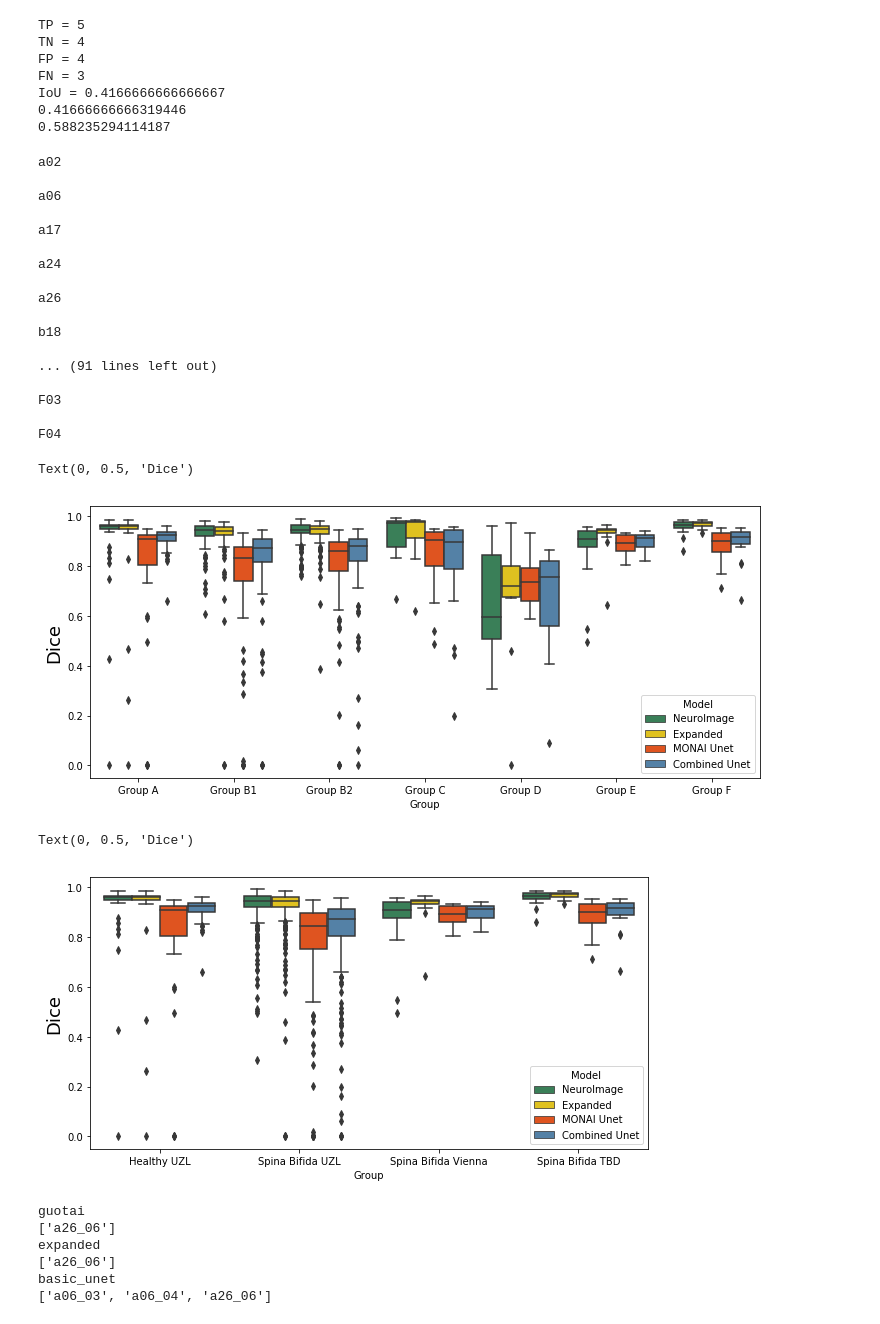
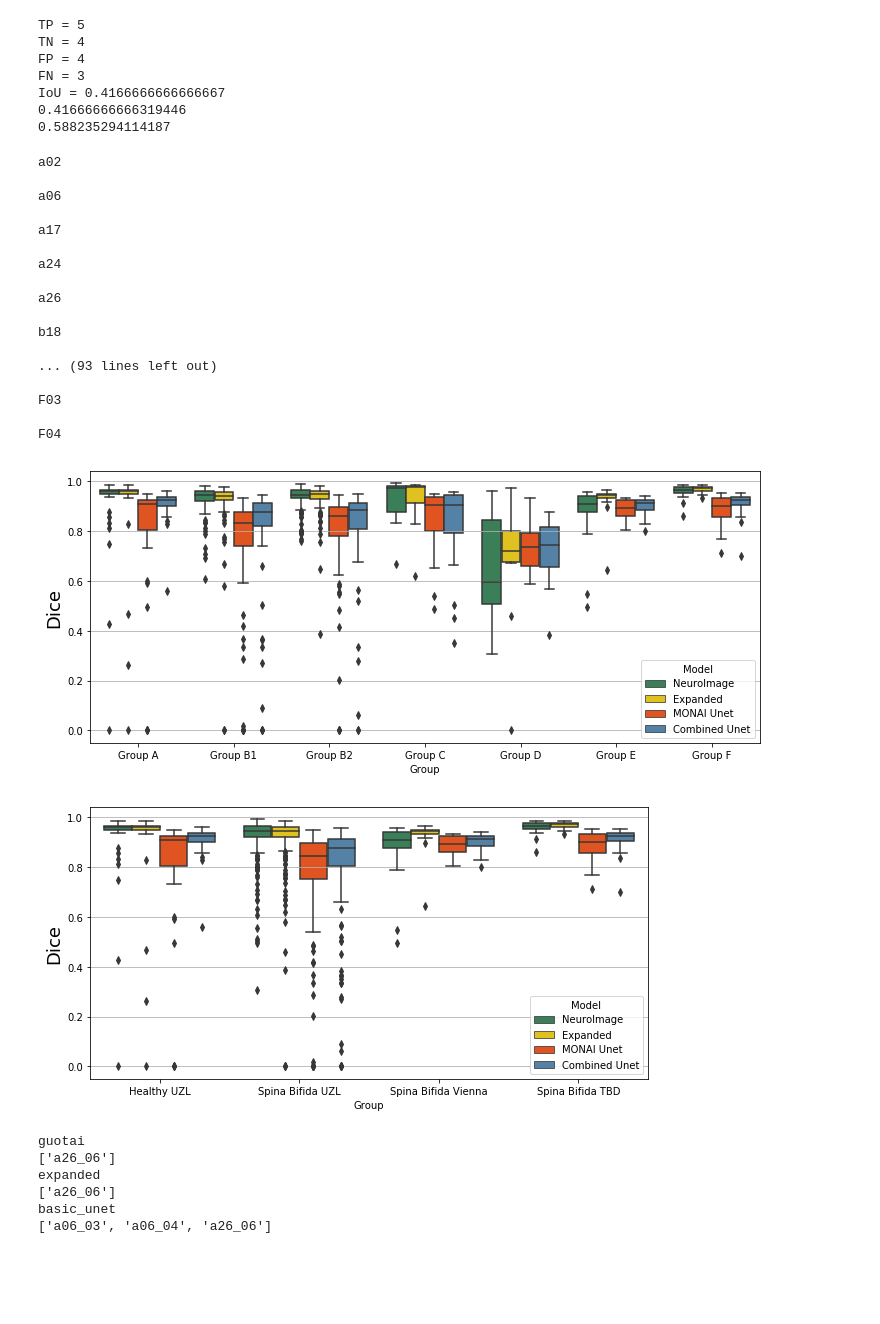
Before and after one commit to gift-surg/FetalBrainSegmentation_MONAI, a Jupyter notebook: notebooks/inference_comparison_twosteps.ipynb, the cells around one changed output. Cells and saved outputs as stored; diff of their text form; code cells hidden in the pictures; blank space fills up the shorter version.

```diff
--- a/notebooks/inference_comparison_twosteps.ipynb
+++ b/notebooks/inference_comparison_twosteps.ipynb
@@ -105,7 +105,7 @@ IoU = 0.4166666666666667
 def get_weighted_largest_component(img, weight_map, thr_map=0.5): # 2D or 3D
     if(img.sum()==0):
         print('the largest component is null')
-        return img
+        return img, img
     if(len(img.shape) == 3):
         s = ndimage.generate_binary_structure(3,1) # iterate structure
     elif(len(img.shape) == 2):
@@ -187,7 +187,10 @@ def get_all_dice(group="GroupA", remove_outliers=False):
 #                                  "inference_valid_key_metric=0.6984"])
     folder_unet_3D = os.path.join(*[abs_dir, "Desktop", "GIFT-Surg", "FBS_Monai",
                                 "basic_unet_monai", "tests_3D_unet", "2020-08-05_17-47-42_CustomUNet25_inplane_Resize_outplaneCrop_larger_filters",
-                                 "inference_prova_valid_0.878"])
+                                 "inference_valid_key_metric=0.8792"])
+#     folder_unet_3D = os.path.join(*[abs_dir, "Desktop", "GIFT-Surg", "FBS_Monai",
+#                                 "basic_unet_monai", "tests_3D_unet", "2020-08-28_12-26-32_CustomUNet25_inputFull3DFOV_larger_filters",
+#                                  "inference_valid_key_metric=0.8603"])
 
     folder_gt1 = os.path.join(*[abs_dir, "Desktop", "GIFT-Surg", "Data", "NeuroImage_dataset"])
     folder_gt2 = os.path.join(*[abs_dir, "Desktop", "GIFT-Surg", "Data", "NeuroImage_dataset_extension"])
@@ -332,7 +335,7 @@ a26
 
 b18
 
-... (91 lines left out)
+... (93 lines left out)
 
 F03
 
@@ -374,9 +377,9 @@ pd1 = pd1.append(pd.DataFrame({'Group': 'Group F', 'Dice': dice_groupF['combine_
 fig = plt.figure(figsize=(12, 5))
 b1 = sns.boxplot(x='Group', y='Dice', hue='Model', data=pd1, palette=['seagreen', 'gold', 'orangered', 'steelblue'])
 b1.set_ylabel('Dice', fontsize=18)
+plt.grid(b=True,axis='y')
 # %% [output]
-Text(0, 0.5, 'Dice')
-[figure, old version]
+[figure, new version]
 # %%
 pd2 = pd.DataFrame(data={'Group': 'Healthy UZL', 'Dice': dice_groupA['guotai'], 'Model': 'NeuroImage'})
 pd2 = pd2.append(pd.DataFrame({'Group': 'Healthy UZL', 'Dice': dice_groupA['expanded'], 'Model': 'Expanded'}))
@@ -386,35 +389,35 @@ pd2 = pd2.append(pd.DataFrame({'Group': 'Spina Bifida UZL', 'Dice': dice_groupB2
 pd2 = pd2.append(pd.DataFrame({'Group': 'Spina Bifida UZL', 'Dice': dice_groupB2['expanded'], 'Model': 'Expanded'}))
 pd2 = pd2.append(pd.DataFrame({'Group': 'Spina Bifida UZL', 'Dice': dice_groupC['guotai'], 'Model': 'NeuroImage'}))
 pd2 = pd2.append(pd.DataFrame({'Group': 'Spina Bifida UZL', 'Dice': dice_groupC['expanded'], 'Model': 'Expanded'}))
 pd2 = pd2.append(pd.DataFrame({'Group': 'Spina Bifida UZL', 'Dice': dice_groupD['guotai'], 'Model': 'NeuroImage'}))
 pd2 = pd2.append(pd.DataFrame({'Group': 'Spina Bifida UZL', 'Dice': dice_groupD['expanded'], 'Model': 'Expanded'}))
 pd2 = pd2.append(pd.DataFrame({'Group': 'Spina Bifida Vienna', 'Dice': dice_groupE['guotai'], 'Model': 'NeuroImage'}))
 pd2 = pd2.append(pd.DataFrame({'Group': 'Spina Bifida Vienna', 'Dice': dice_groupE['expanded'], 'Model': 'Expanded'}))
 pd2 = pd2.append(pd.DataFrame({'Group': 'Spina Bifida TBD', 'Dice': dice_groupF['guotai'], 'Model': 'NeuroImage'}))
 pd2 = pd2.append(pd.DataFrame({'Group': 'Spina Bifida TBD', 'Dice': dice_groupF['expanded'], 'Model': 'Expanded'}))
 
 pd2 = pd2.append(pd.DataFrame({'Group': 'Healthy UZL', 'Dice': dice_groupA['basic_unet'], 'Model': 'MONAI Unet'}))
 pd2 = pd2.append(pd.DataFrame({'Group': 'Spina Bifida UZL', 'Dice': dice_groupB1['basic_unet'], 'Model': 'MONAI Unet'}))
 pd2 = pd2.append(pd.DataFrame({'Group': 'Spina Bifida UZL', 'Dice': dice_groupB2['basic_unet'], 'Model': 'MONAI Unet'}))
 pd2 = pd2.append(pd.DataFrame({'Group': 'Spina Bifida UZL', 'Dice': dice_groupC['basic_unet'], 'Model': 'MONAI Unet'}))
 pd2 = pd2.append(pd.DataFrame({'Group': 'Spina Bifida UZL', 'Dice': dice_groupD['basic_unet'], 'Model': 'MONAI Unet'}))
 pd2 = pd2.append(pd.DataFrame({'Group': 'Spina Bifida Vienna', 'Dice': dice_groupE['basic_unet'], 'Model': 'MONAI Unet'}))
 pd2 = pd2.append(pd.DataFrame({'Group': 'Spina Bifida TBD', 'Dice': dice_groupF['basic_unet'], 'Model': 'MONAI Unet'}))
 
 pd2 = pd2.append(pd.DataFrame({'Group': 'Healthy UZL', 'Dice': dice_groupA['combine_unet'], 'Model': 'Combined Unet'}))
 pd2 = pd2.append(pd.DataFrame({'Group': 'Spina Bifida UZL', 'Dice': dice_groupB1['combine_unet'], 'Model': 'Combined Unet'}))
 pd2 = pd2.append(pd.DataFrame({'Group': 'Spina Bifida UZL', 'Dice': dice_groupB2['combine_unet'], 'Model': 'Combined Unet'}))
 pd2 = pd2.append(pd.DataFrame({'Group': 'Spina Bifida UZL', 'Dice': dice_groupC['combine_unet'], 'Model': 'Combined Unet'}))
 pd2 = pd2.append(pd.DataFrame({'Group': 'Spina Bifida UZL', 'Dice': dice_groupD['combine_unet'], 'Model': 'Combined Unet'}))
 pd2 = pd2.append(pd.DataFrame({'Group': 'Spina Bifida Vienna', 'Dice': dice_groupE['combine_unet'], 'Model': 'Combined Unet'}))
 pd2 = pd2.append(pd.DataFrame({'Group': 'Spina Bifida TBD', 'Dice': dice_groupF['combine_unet'], 'Model': 'Combined Unet'}))
 
 fig2 = plt.figure(figsize=(10, 5))
 b2 = sns.boxplot(x='Group', y='Dice', hue='Model', data=pd2, palette=['seagreen', 'gold', 'orangered', 'steelblue'])
 b2.set_ylabel('Dice', fontsize=18)
+plt.grid(b=True,axis='y')
 # %% [output]
-Text(0, 0.5, 'Dice')
-[figure, old version]
+[figure, new version]
 # %%
 for k in ['guotai', 'expanded', 'basic_unet']:
     print(k)
```
Also changed, not shown: 5 other files.
